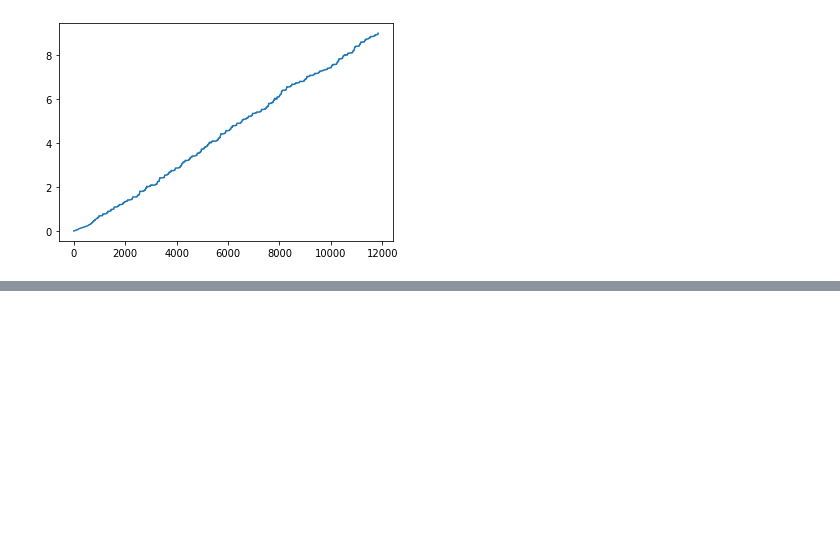
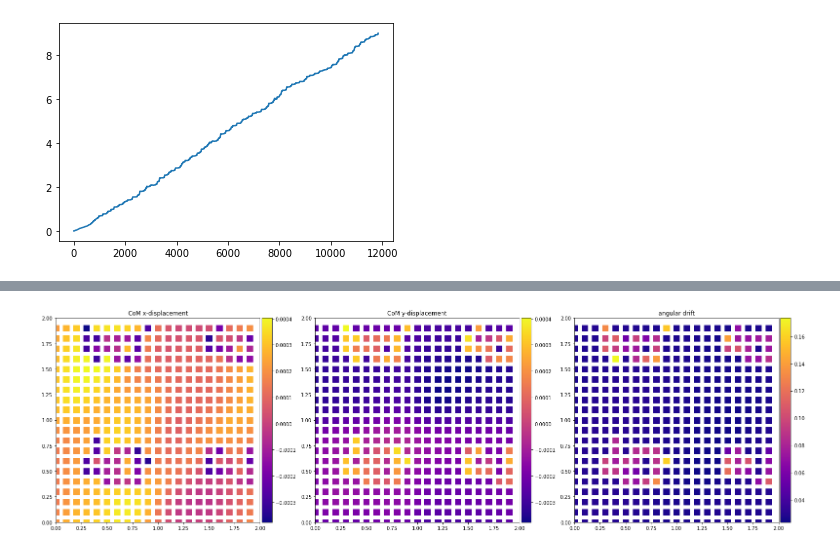
Before and after one commit to mannusschomaker/HeterogeneousGridBots, a Jupyter notebook: cpp/libsoda-cxx/debug.ipynb, the cells around one changed output, grey strips where cells are left out. Drawn from its saved outputs; the diff is of its cells as text; code cells hidden in the pictures; blank space fills up the shorter version.

Commit message:
first version of phase map

```diff
--- a/cpp/libsoda-cxx/debug.ipynb
+++ b/cpp/libsoda-cxx/debug.ipynb
@@ -123,6 +125,6 @@ plt.plot(arr[:,0])
 # %%
 a = []
 for l in open("test3.txt","r").readlines():
-    a.append([float(x) for x in l.split(",")[:]])
+    a.append([float(x) for x in l.split(",")[:-1]])
 arr = np.array(a); print(arr.shape)
 # %% [output]
@@ -147,0 +148,11 @@ plt.scatter(arr[:,0],arr[:,2])
+# %%
+def phase_heatmap(df, colname, ax, title, size=110, minv=None, maxv=None, phase1="phase 0", phase2="phase 1"):
+    if minv == None and maxv == None:
+        minv = df[colname].min(); maxv = df[colname].max()
+    ax.set(xlim=(0,2),ylim=(0,2),title=title); ax.set_aspect(1)
+    ax.scatter(df[phase1], df[phase2], cmap=mpl.colormaps["plasma"],marker="s",
+        c=mpl.colors.Normalize(minv,maxv)(df[colname]),s=size)
+    divider = make_axes_locatable(ax); cax = divider.append_axes("right", size="5%", pad=0.05)
+    ColorbarBase(cax,cmap=mpl.colormaps["plasma"],norm=mpl.colors.Normalize(minv,maxv))
+# %%
+df = pd.DataFrame(arr,columns=["phase 0","phase 1","phase 2","d_comx","d_comy","d_theta"])
@@ -147,0 +175,8 @@ plt.scatter(arr[:,0],arr[:,2])
+# %%
+fig, ax = plt.subplots(1,3,figsize=(27,9)); coms = df[["d_comx","d_comy"]].to_numpy()
+mi = coms.min(); ma = coms.max()
+phase_heatmap(df,"d_comx",ax[0],"CoM x-displacement",size=150,minv=mi,maxv=ma)
+phase_heatmap(df,"d_comy",ax[1],"CoM y-displacement",size=150,minv=mi,maxv=ma)
+phase_heatmap(df,"d_theta",ax[2],"angular drift",size=150)
+# %% [output]
+[figure, added]
```
Also changed, not shown: parts of 7 cells of this notebook, 4 other files.
